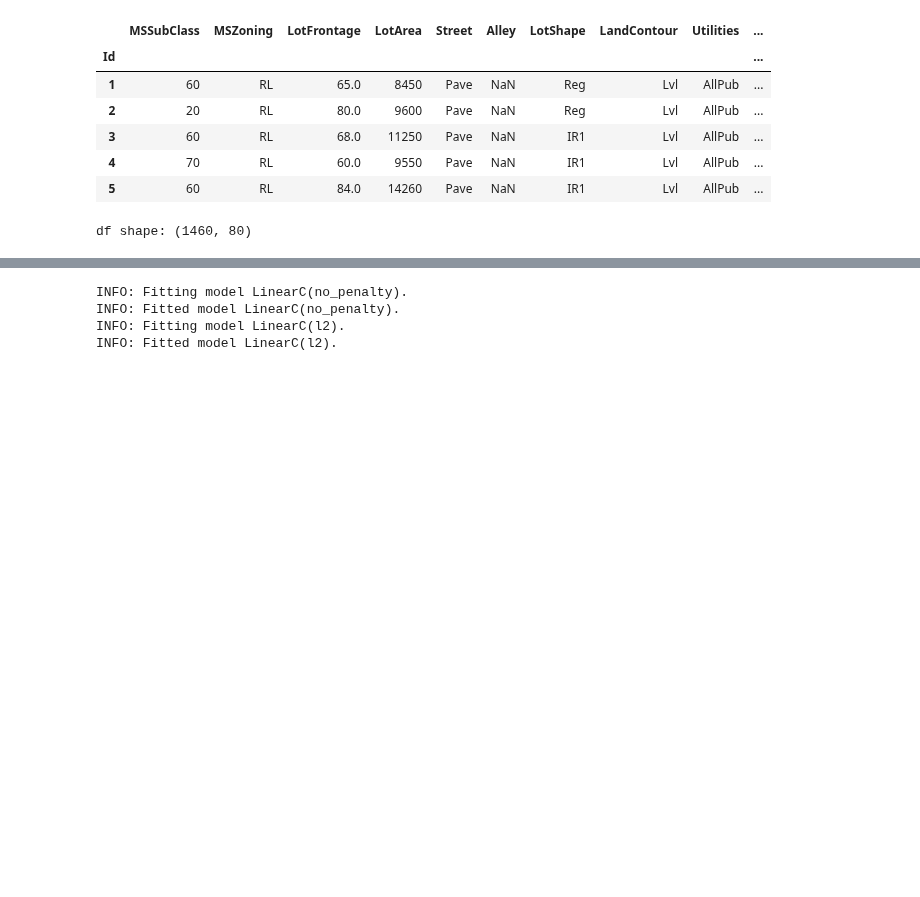
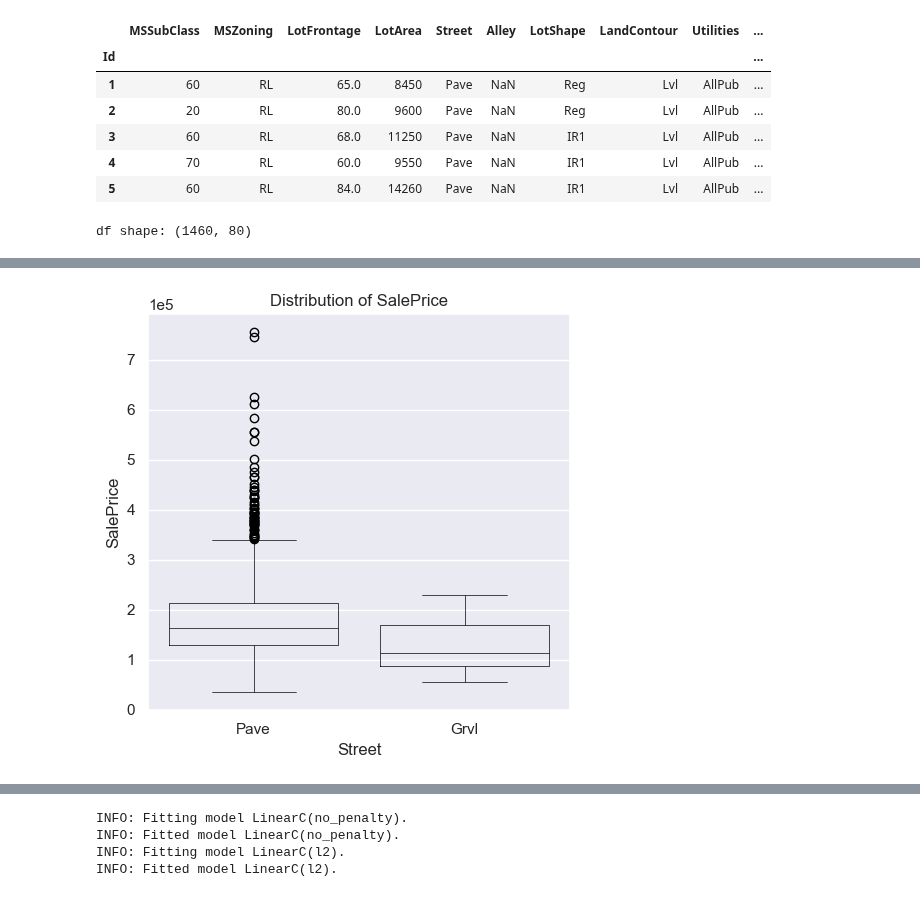
Before and after one commit to ajy25/TabularMagic, a Jupyter notebook: demo/test.ipynb, the cells around one changed output, grey strips where cells are left out. Drawn from its saved outputs; the diff is of its cells as text; code cells hidden in the pictures; blank space fills up the shorter version.

Commit message:
improved visualizations

```diff
--- a/demo/test.ipynb
+++ b/demo/test.ipynb
@@ -52,4 +52,8 @@ YrSold, SalePrice
 ================================================================================
+# %%
+tm.eda('all').plot_distribution_stratified('SalePrice', 'Street', 'box')
+# %% [output]
+[figure, added]
 # %%
 tm.datahandler().load_data_checkpoint()
 tm.datahandler().drop_highly_missing_vars(
```
Also changed, not shown: parts of 12 cells of this notebook, 10 other files.
